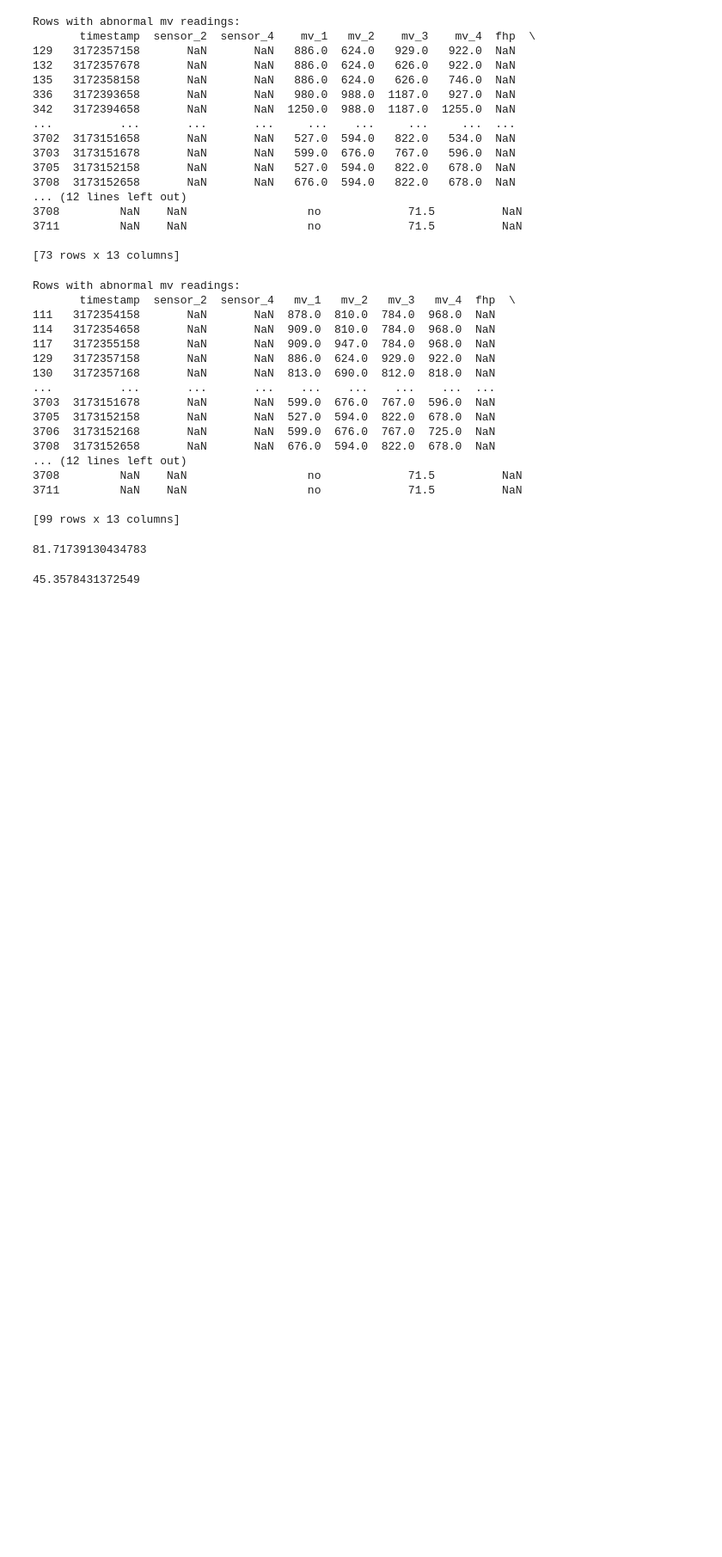
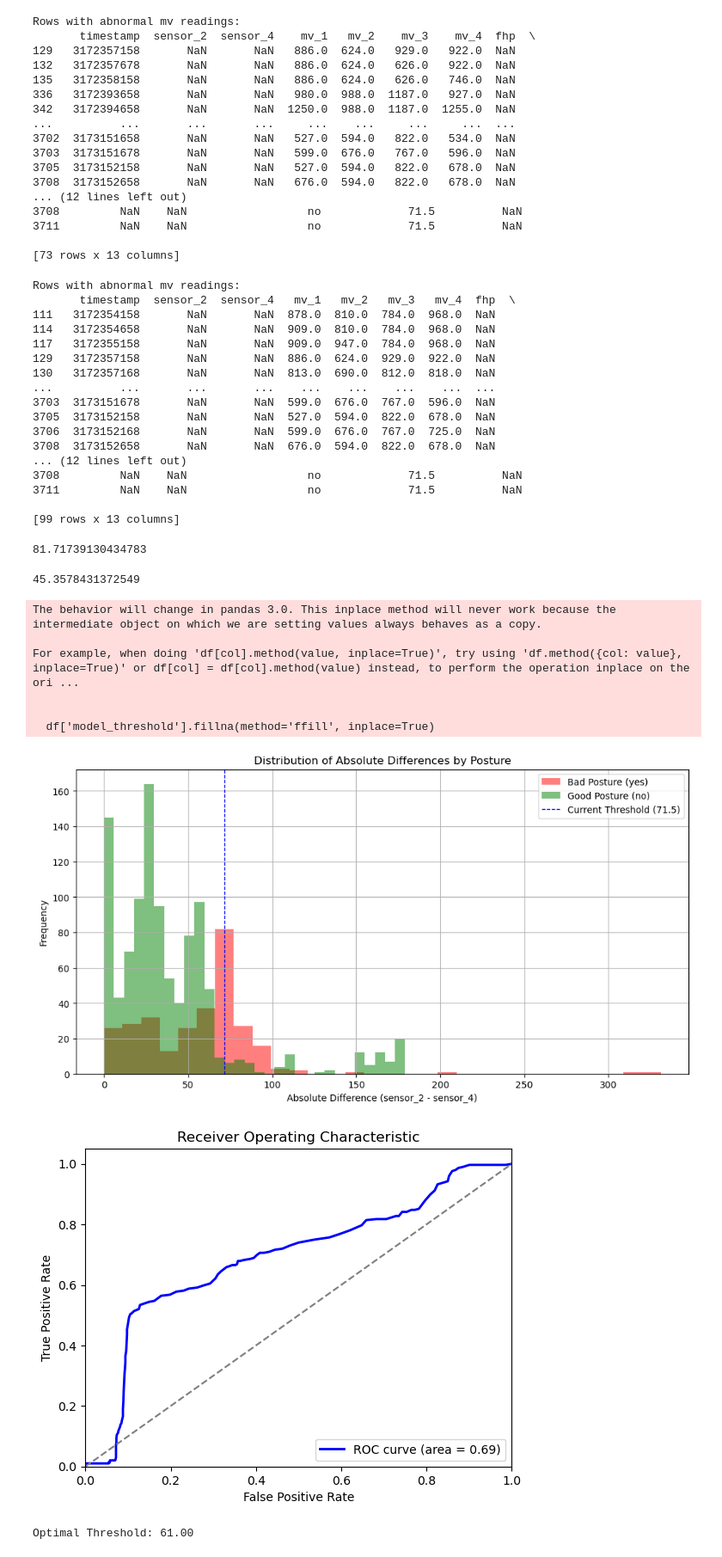
Before and after one commit to sunxijunjun/FHP-GUI, a Jupyter notebook: gui/data/analytics/prelinminary_analysis.ipynb, the cells around one changed output. Shown: that part at 86% size. Drawn from its saved outputs; the diff is of its cells as text; code cells hidden in the pictures; blank space fills up the shorter version.

Commit message:
Update prelinminary_analysis.ipynb
Add ROC Curve

```diff
--- a/gui/data/analytics/prelinminary_analysis.ipynb
+++ b/gui/data/analytics/prelinminary_analysis.ipynb
@@ -155,3 +155,77 @@ print(average_diff_bad_posture_pred_0)
 print(average_diff_bad_posture_pred_1)
 # %% [output]
 45.3578431372549
+# %%
+import pandas as pd
+import numpy as np
+import matplotlib.pyplot as plt
+from sklearn.metrics import roc_curve, auc
+
+cleaned_file_path = 'cleaned_integrated_data_20241024102534.csv'  # Replace with the actual path
+df = pd.read_csv(cleaned_file_path)
+
+df['model_threshold'].fillna(method='ffill', inplace=True)
+
+df.dropna(subset=['sensor_2', 'sensor_4'], inplace=True)
+
+df = df.drop(columns=['mv_1', 'mv_2', 'mv_3', 'mv_4', 'fhp', 'notes', 'model_notes'])
+
+df['abs_diff'] = (df['sensor_2'] - df['sensor_4']).abs()
+
+for idx, row in df.iterrows():
+    if pd.isnull(row['prediction']):  # Check if the prediction is NaN
+        if row['abs_diff'] > row['model_threshold']:
+            df.at[idx, 'prediction'] = 0  # Bad posture
+        else:
+            df.at[idx, 'prediction'] = 1  # Good posture
+
+if df['prediction'].isnull().any():
+    print("Warning: There are still NaN values in prediction.")
+else:
+    bad_posture = df[df['bad_posture_command'] == 'yes']['abs_diff']
+    good_posture = df[df['bad_posture_command'] == 'no']['abs_diff']
+
+    plt.figure(figsize=(12, 6))
+    plt.hist(bad_posture, bins=30, alpha=0.5, label='Bad Posture (yes)', color='red')
+    plt.hist(good_posture, bins=30, alpha=0.5, label='Good Posture (no)', color='green')
+    plt.axvline(71.5, color='blue', linestyle='dashed', linewidth=1, label='Current Threshold (71.5)')
+    plt.title('Distribution of Absolute Differences by Posture')
+    plt.xlabel('Absolute Difference (sensor_2 - sensor_4)')
+    plt.ylabel('Frequency')
+    plt.legend()
+    plt.grid()
+    plt.show()
+
+    y_true = np.where(df['bad_posture_command'] == 'yes', 1, 0)
+    y_scores = df['abs_diff']
+
+    if y_scores.isnull().any():
+        print("Warning: There are still NaN values in abs_diff.")
+    else:
+        fpr, tpr, thresholds = roc_curve(y_true, y_scores)
+        roc_auc = auc(fpr, tpr)
+
+        plt.figure()
+        plt.plot(fpr, tpr, color='blue', lw=2, label='ROC curve (area = %0.2f)' % roc_auc)
+        plt.plot([0, 1], [0, 1], color='gray', linestyle='--')
+        plt.xlim([0.0, 1.0])
+        plt.ylim([0.0, 1.05])
+        plt.xlabel('False Positive Rate')
+        plt.ylabel('True Positive Rate')
+        plt.title('Receiver Operating Characteristic')
+        plt.legend(loc="lower right")
+        plt.show()
+
+        optimal_idx = np.argmax(tpr - fpr)
+        optimal_threshold = thresholds[optimal_idx]
+        print(f'Optimal Threshold: {optimal_threshold:.2f}')
+# %% [output]
+The behavior will change in pandas 3.0. This inplace method will never work because the intermediate object on which we are setting values always behaves as a copy.
+
+For example, when doing 'df[col].method(value, inplace=True)', try using 'df.method({col: value}, inplace=True)' or df[col] = df[col].method(value) instead, to perform the operation inplace on the ori ...
+
+
+  df['model_threshold'].fillna(method='ffill', inplace=True)
+[figure, added]
+[figure, added]
+Optimal Threshold: 61.00
```
